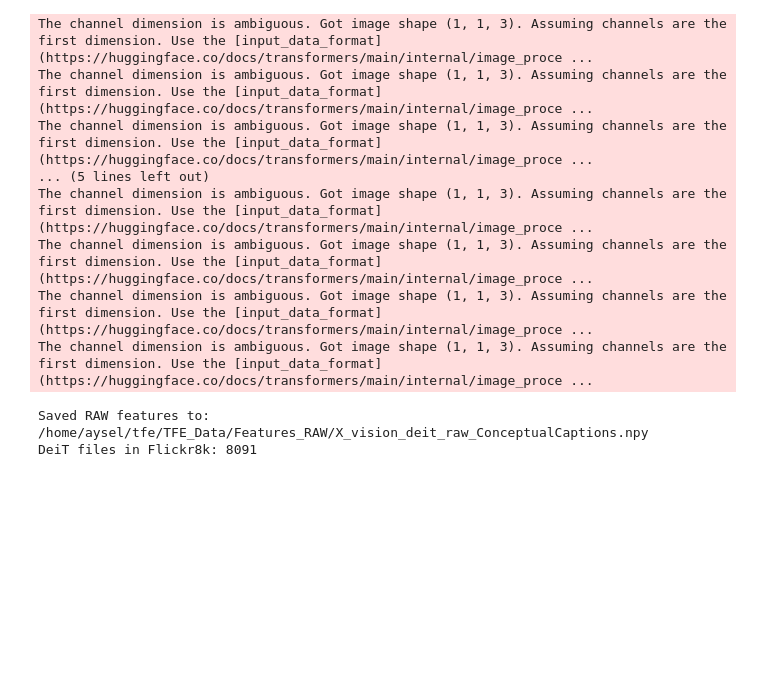
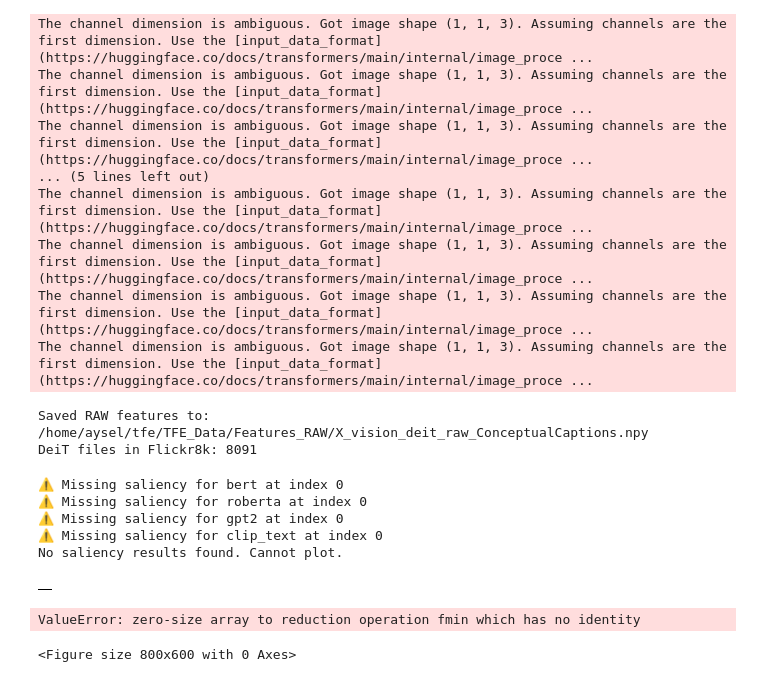
Before and after one commit to ayselatx/tfe, a Jupyter notebook: Unimodal_Indexation.ipynb, the cells around one changed output. Drawn from its saved outputs; the diff is of its cells as text; code cells hidden in the pictures; blank space fills up the shorter version.

Commit message:
add text xai on unimodal

```diff
--- a/Unimodal_Indexation.ipynb
+++ b/Unimodal_Indexation.ipynb
@@ -829,0 +1081,22 @@ DeiT files in Flickr8k: 8091
+# %%
+calculate_semantic_density(
+    img_idx=0,
+    dataset_name="Flickr8k",
+    text_models=["bert", "roberta", "gpt2", "clip_text"]
+)
+# %% [output]
+⚠️ Missing saliency for bert at index 0
+⚠️ Missing saliency for roberta at index 0
+⚠️ Missing saliency for gpt2 at index 0
+⚠️ Missing saliency for clip_text at index 0
+No saliency results found. Cannot plot.
+|  |
+# %%
+calculate_model_correlation(
+    img_idx=0,
+    dataset_name="Flickr8k",
+    text_models=["bert", "roberta", "gpt2", "clip_text"]
+)
+# %% [output]
+ValueError: zero-size array to reduction operation fmin which has no identity
+<Figure size 800x600 with 0 Axes>
```
Also changed, not shown: parts of 10 cells of this notebook.
